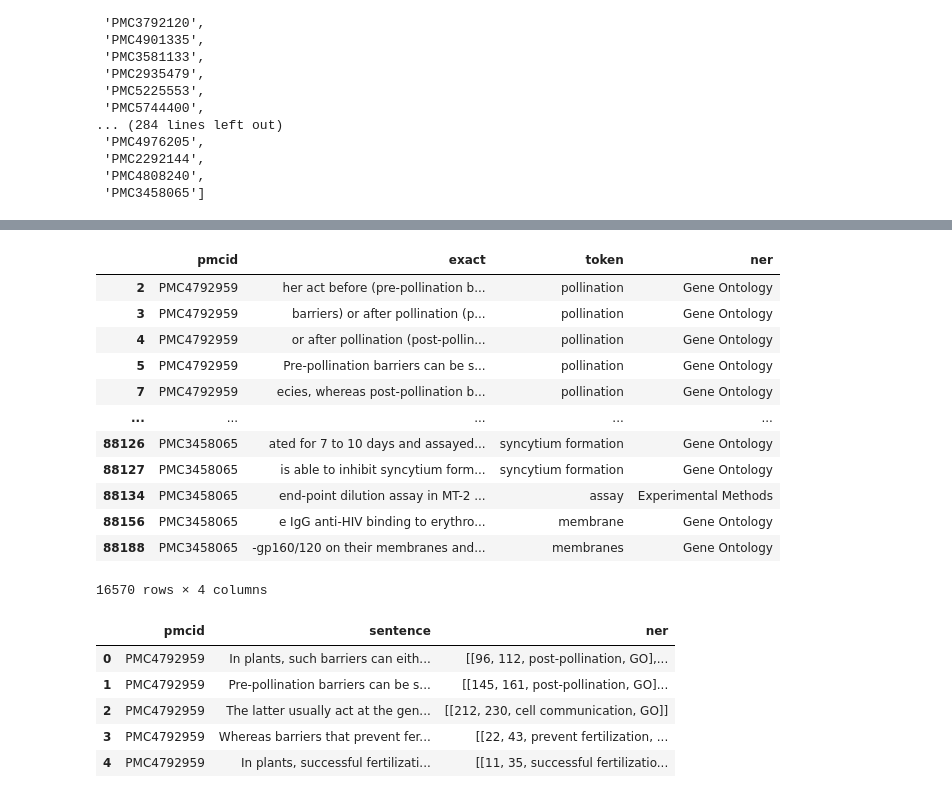
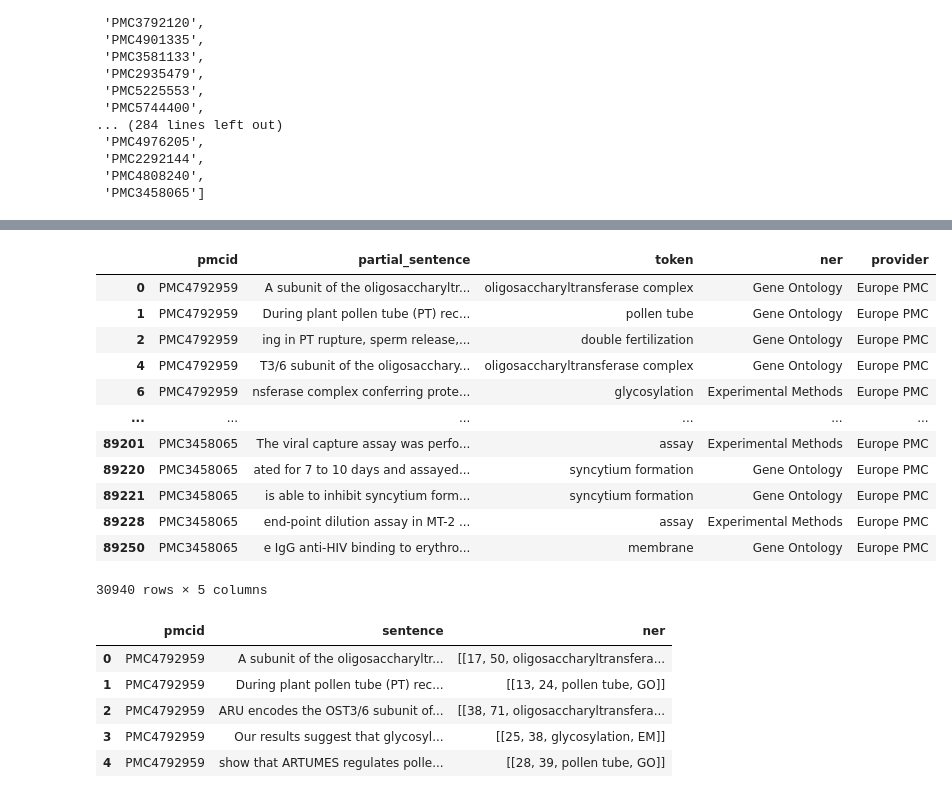
Before and after one commit to ML4LitS/article_classifier, a Jupyter notebook: notebooks/01_enriching_epmca_dataset.ipynb, the cells around one changed output, grey strips where cells are left out. Drawn from its saved outputs; the diff is of its cells as text; code cells hidden in the pictures.

```diff
--- a/notebooks/01_enriching_epmca_dataset.ipynb
+++ b/notebooks/01_enriching_epmca_dataset.ipynb
@@ -125,4 +125,4 @@ get_epmc_annotations_to_file(pmcids)
 # %%
-annotations_df = pd.read_csv('../data/annotations_from_api.csv', sep='\t', names=['pmcid', 'exact', 'token', 'ner'])
+annotations_df = pd.read_csv('../data/annotations_from_api.csv', sep='\t', names=['pmcid', 'partial_sentence', 'token', 'ner', 'provider'])
 annotations_df
 # %% [output]
@@ -148,20 +149,20 @@ array(['Organisms', 'Gene Ontology', 'Diseases', 'Gene_Proteins',
 # %%
-annotations_df_other = annotations_df[annotations_df['ner'].isin(['Gene Ontology', 'Experimental Methods', 'Accession Numbers', 'Resources'])]
+annotations_df_other = annotations_df[annotations_df['ner'].isin(['Gene Ontology', 'Experimental Methods', 'Accession Numbers', 'Resources', 'Chemicals'])]
 annotations_df_other
 # %% [output]
-|  | pmcid | exact | token | ner |
-| 2 | PMC4792959 | her act before (pre-pollination b... | pollination | Gene Ontology |
-| 3 | PMC4792959 | barriers) or after pollination (p... | pollination | Gene Ontology |
-| 4 | PMC4792959 | or after pollination (post-pollin... | pollination | Gene Ontology |
-| 5 | PMC4792959 | Pre-pollination barriers can be s... | pollination | Gene Ontology |
-| 7 | PMC4792959 | ecies, whereas post-pollination b... | pollination | Gene Ontology |
-| ... | ... | ... | ... | ... |
-| 88126 | PMC3458065 | ated for 7 to 10 days and assayed... | syncytium formation | Gene Ontology |
-| 88127 | PMC3458065 | is able to inhibit syncytium form... | syncytium formation | Gene Ontology |
-| 88134 | PMC3458065 | end-point dilution assay in MT-2 ... | assay | Experimental Methods |
-| 88156 | PMC3458065 | e IgG anti-HIV binding to erythro... | membrane | Gene Ontology |
-| 88188 | PMC3458065 | -gp160/120 on their membranes and... | membranes | Gene Ontology |
+|  | pmcid | partial_sentence | token | ner | provider |
+| 0 | PMC4792959 | A subunit of the oligosaccharyltr... | oligosaccharyltransferase complex | Gene Ontology | Europe PMC |
+| 1 | PMC4792959 | During plant pollen tube (PT) rec... | pollen tube | Gene Ontology | Europe PMC |
+| 2 | PMC4792959 | ing in PT rupture, sperm release,... | double fertilization | Gene Ontology | Europe PMC |
+| 4 | PMC4792959 | T3/6 subunit of the oligosacchary... | oligosaccharyltransferase complex | Gene Ontology | Europe PMC |
+| 6 | PMC4792959 | nsferase complex conferring prote... | glycosylation | Experimental Methods | Europe PMC |
+| ... | ... | ... | ... | ... | ... |
+| 89201 | PMC3458065 | The viral capture assay was perfo... | assay | Experimental Methods | Europe PMC |
+| 89220 | PMC3458065 | ated for 7 to 10 days and assayed... | syncytium formation | Gene Ontology | Europe PMC |
+| 89221 | PMC3458065 | is able to inhibit syncytium form... | syncytium formation | Gene Ontology | Europe PMC |
+| 89228 | PMC3458065 | end-point dilution assay in MT-2 ... | assay | Experimental Methods | Europe PMC |
+| 89250 | PMC3458065 | e IgG anti-HIV binding to erythro... | membrane | Gene Ontology | Europe PMC |
-16570 rows × 4 columns
+30940 rows × 5 columns
 # %%
 # # Get unique PMCIDs
 # unique_pmcids = annotations_df_other['pmcid'].unique()url = f"https://www.ebi.ac.uk/europepmc/webservices/rest/{pmcid}/fullTextXML"
@@ -355,10 +372,11 @@ entity_rename_map = {
     'Gene Ontology': 'GO',
     'Experimental Methods': 'EM',
     'Accession Numbers': 'AN',
-    'Resources': 'RS'
+    'Resources': 'RS',
+    'Chemicals': 'CD'
 }
 
-file2_df = pd.read_csv('../data/xxx8.tsv', sep = '\t')
+file2_df = pd.read_csv('../data/xxx6.tsv', sep = '\t')
 # Applying the renaming
 file2_df['ner'] = file2_df['ner'].apply(lambda x: eval(x))
 for row in file2_df['ner']:
@@ -369,9 +387,9 @@ for row in file2_df['ner']:
 file2_df.head()
 # %% [output]
 |  | pmcid | sentence | ner |
-| 0 | PMC4792959 | In plants, such barriers can eith... | [[96, 112, post-pollination, GO],... |
-| 1 | PMC4792959 | Pre-pollination barriers can be s... | [[145, 161, post-pollination, GO]... |
-| 2 | PMC4792959 | The latter usually act at the gen... | [[212, 230, cell communication, GO]] |
-| 3 | PMC4792959 | Whereas barriers that prevent fer... | [[22, 43, prevent fertilization, ... |
-| 4 | PMC4792959 | In plants, successful fertilizati... | [[11, 35, successful fertilizatio... |
+| 0 | PMC4792959 | A subunit of the oligosaccharyltr... | [[17, 50, oligosaccharyltransfera... |
+| 1 | PMC4792959 | During plant pollen tube (PT) rec... | [[13, 24, pollen tube, GO]] |
+| 2 | PMC4792959 | ARU encodes the OST3/6 subunit of... | [[38, 71, oligosaccharyltransfera... |
+| 3 | PMC4792959 | Our results suggest that glycosyl... | [[25, 38, glycosylation, EM]] |
+| 4 | PMC4792959 | show that ARTUMES regulates polle... | [[28, 39, pollen tube, GO]] |
 # %%
```
Also changed, not shown: parts of 19 cells of this notebook.
